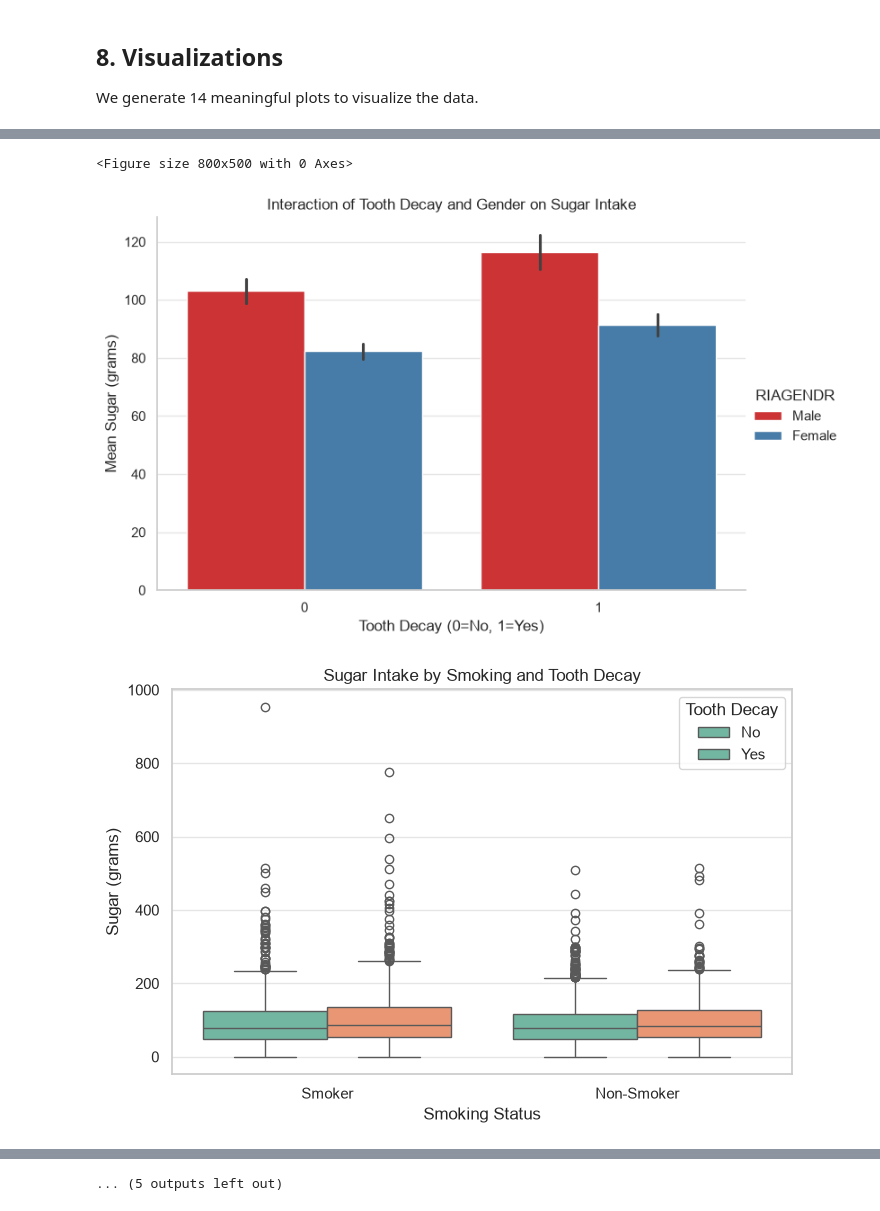
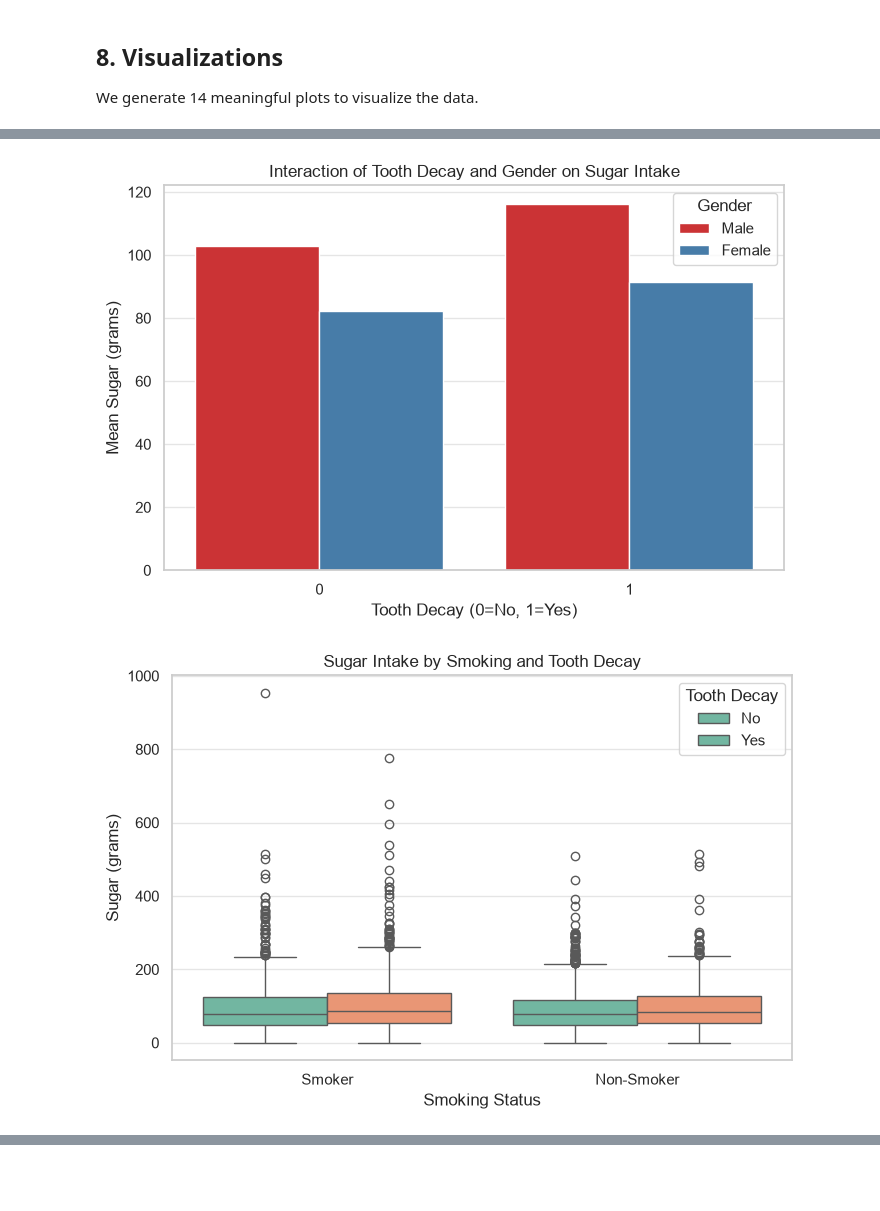
Before and after one commit to mohammadh-amini/NHANES_Project, a Jupyter notebook: notebooks/phase1_analysis.ipynb, the cells around one changed output, grey strips where cells are left out. Saved outputs shown, nothing was run; the diff lists cells and outputs as text; code cells hidden in the pictures; blank space fills up the shorter version.

```diff
--- a/notebooks/phase1_analysis.ipynb
+++ b/notebooks/phase1_analysis.ipynb
@@ -286,10 +286,11 @@ plt.show()
 
 # 8. Interaction Plot: Sugar by Tooth Decay, Split by Gender
 plt.figure(figsize=(8, 5))
-sns.catplot(x='OHQ660', y='DR1TSUGR', hue='RIAGENDR', data=df, kind='bar', palette='Set1', height=5, aspect=1.5)
+sns.barplot(x='OHQ660', y='DR1TSUGR', hue='RIAGENDR', data=df, palette='Set1', errorbar=None)
 plt.title('Interaction of Tooth Decay and Gender on Sugar Intake')
 plt.xlabel('Tooth Decay (0=No, 1=Yes)')
 plt.ylabel('Mean Sugar (grams)')
+plt.legend(title='Gender')
 plt.show()
 
 # 9. Split Boxplot: Sugar by Smoking and Tooth Decay
@@ -329,31 +330,13 @@ plt.title('Correlation Heatmap (Descriptive)')
 plt.tight_layout()
 plt.show()
 
-# 13. Shape Statistics
-print("\n=== Shape Statistics ===")
-for col in ['DR1TSUGR', 'RIDAGEYR']:
-    skewness = df[col].skew()
-    kurt = df[col].kurtosis()
-    print(f"{col}: Skewness = {skewness:.2f}, Kurtosis = {kurt:.2f}")
-
-print(f"Mode of Tooth Decay (OHQ660): {df['OHQ660'].mode()[0]}")
-print(f"Mode of Smoking (SMQ020): {df['SMQ020'].mode()[0]}")
-print(f"Mode of Gender (RIAGENDR): {df['RIAGENDR'].mode()[0]}")
-
-# 14. Weighted Proportions
-print("\n=== Weighted Proportions ===")
-w_tooth_decay = (df['OHQ660'] * df['WTMEC2YR']).sum() / df['WTMEC2YR'].sum() * 100
-print(f"Weighted % of Tooth Decay: {w_tooth_decay:.2f}%")
-w_smoking = (df['SMQ020'] * df['WTMEC2YR']).sum() / df['WTMEC2YR'].sum() * 100
-print(f"Weighted % of Smokers: {w_smoking:.2f}%")
-
-# 15. QQ-Plot for Sugar
+# 13. QQ-Plot for Sugar
 plt.figure(figsize=(6, 5))
 stats.probplot(df['DR1TSUGR'], dist="norm", plot=plt)
 plt.title('QQ-Plot of Total Sugar Intake')
 plt.show()
 
-# 16. Boxplot of Age by Tooth Decay
+# 14. Boxplot of Age by Tooth Decay
 plt.figure(figsize=(8, 5))
 sns.boxplot(x='OHQ660', y='RIDAGEYR', data=df, hue='OHQ660', palette='Set2', legend=False)
 plt.xticks([0, 1], ['No Decay', 'Tooth Decay'])
@@ -361,8 +344,6 @@ plt.title('Age Distribution by Tooth Decay Status')
 plt.xlabel('Tooth Decay')
 plt.ylabel('Age (years)')
 plt.show()
-
-print("\n✅ All plots and statistics have been displayed successfully.")
 # %% [output]
 [figure]
 [figure]
@@ -374,6 +355,4 @@ print("\n✅ All plots and statistics have been displayed successfully.")
-<Figure size 800x500 with 0 Axes>
-[figure, old version]
+[figure, new version]
 [figure]
 [figure]
 [figure]
-... (5 outputs left out)
```
Also changed, not shown: parts of 1 cell of this notebook.
